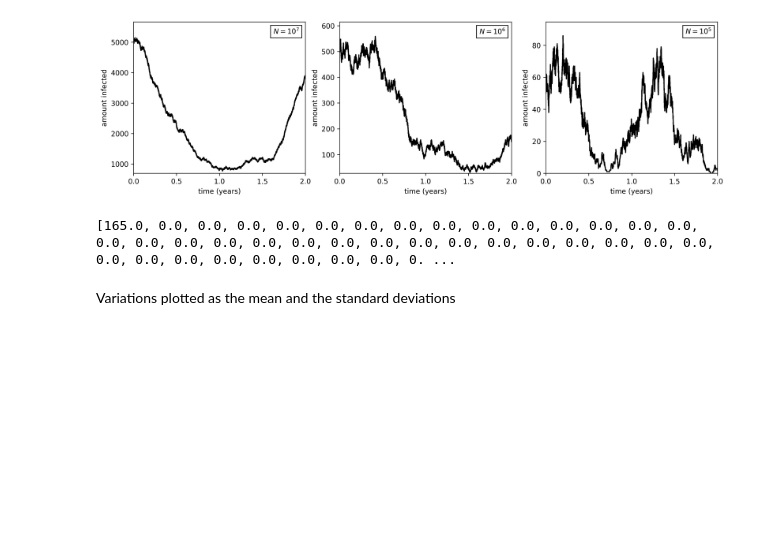
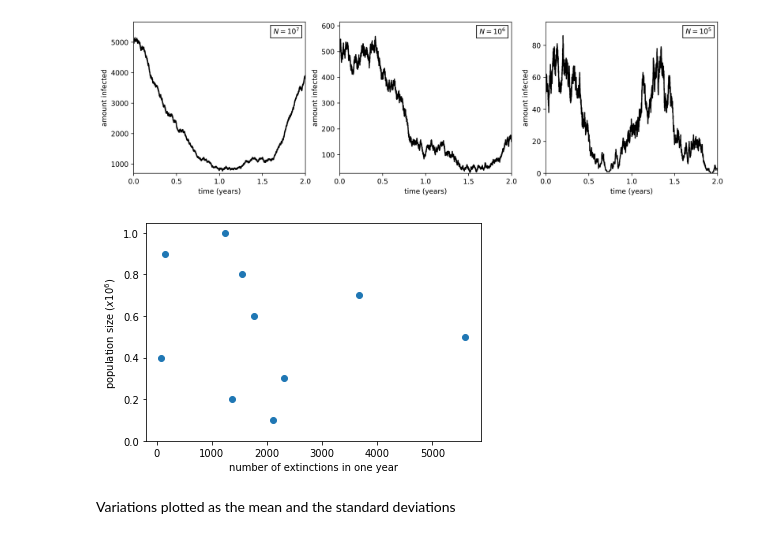
Before and after one commit to GVaessen/intro-CLS-assignment2, a Jupyter notebook: assignment2_Q1.ipynb, the cells around one changed output. Drawn from its saved outputs; the diff is of its cells as text; code cells hidden in the pictures; blank space fills up the shorter version.

```diff
--- a/assignment2_Q1.ipynb
+++ b/assignment2_Q1.ipynb
@@ -185,26 +188,32 @@ plt.show()
 # %% [output]
 [figure]
 # %%
-pop_size = np.linspace(10**5, 10**6, 100, dtype=int)
+pop_size = np.linspace(10**5, 10**6, 10, dtype=int)
 gamma = 36.5
 mu = 5.5e-5 * 365.25
-beta = 10*(gamma+mu)
+beta = 8*(gamma+mu)
 S0 = 0.1
-I0 = 5e-4
+I0 = 3e-4
 
 all_Y = []
-avg_ext = []
+all_t = []
+all_extinctions = []
 for N in pop_size:
-    num_ext = []
+    extinctions = []
     for i in range(2):
         X, Y, Z, t = GDA(N, S0, I0, beta, gamma, mu=mu, v=mu, time_lim=1)
-        num_ext += [len([y for y in Y if y==0])]
-    all_Y += [Y]
-    avg_ext += [np.mean(num_ext)]
+        extinctions += [len([y for y in Y if y==0])]
+    all_extinctions += [extinctions]
-# %%
-print(avg_ext)
-# %% [output]
-[165.0, 0.0, 0.0, 0.0, 0.0, 0.0, 0.0, 0.0, 0.0, 0.0, 0.0, 0.0, 0.0, 0.0, 0.0, 0.0, 0.0, 0.0, 0.0, 0.0, 0.0, 0.0, 0.0, 0.0, 0.0, 0.0, 0.0, 0.0, 0.0, 0.0, 0.0, 0.0, 0.0, 0.0, 0.0, 0.0, 0.0, 0.0, 0.0, 0. ...
+# %%
+avg_extinctions = [np.mean(extinction) for extinction in all_extinctions]
+
+plt.scatter(avg_extinctions, pop_size/1e6)
+plt.yticks(np.arange(0, 1.1, 0.2))
+plt.ylabel('population size ($x 10^6$)')
+plt.xlabel('average number of extinctions in one year')
+plt.show()
+# %% [output]
+[figure, added]
 # %% [markdown]
 Variations plotted as the mean and the standard deviations
 # %%
```
Also changed, not shown: parts of 5 cells of this notebook.
